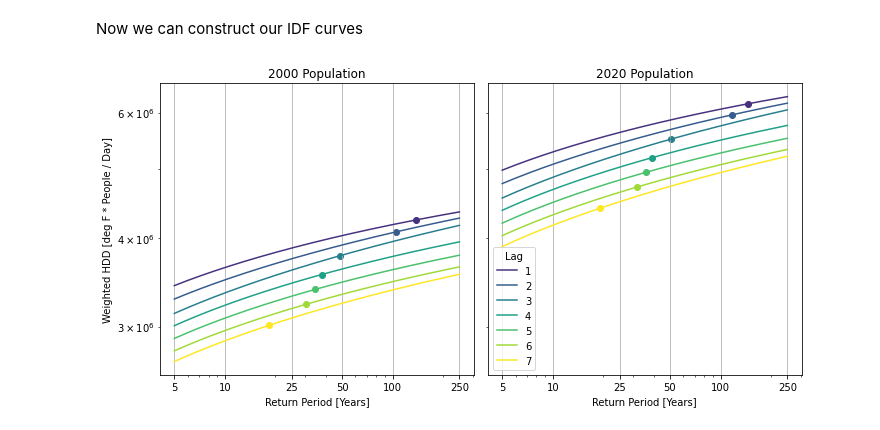
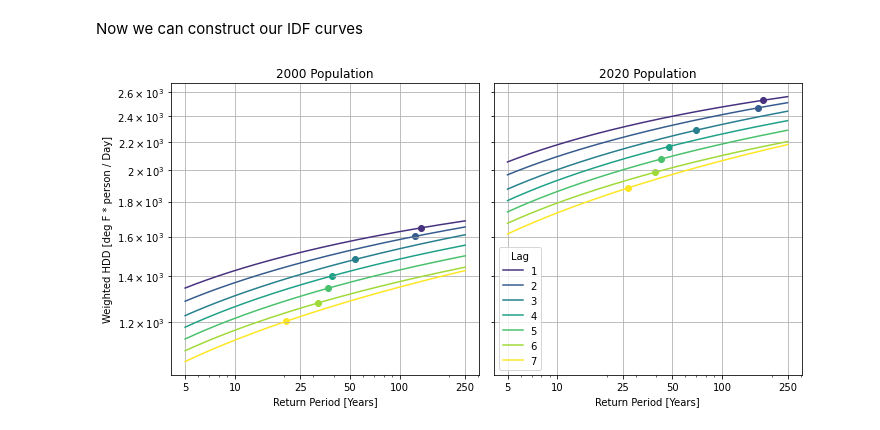
Before and after one commit to jdossgollin/2021-TXtreme, a Jupyter notebook: scripts/pop_hdd.ipynb, the cells around one changed output. Cells and saved outputs as stored; diff of their text form; code cells hidden in the pictures.

```diff
--- a/scripts/pop_hdd.ipynb
+++ b/scripts/pop_hdd.ipynb
@@ -24,5 +27,5 @@ hdd_roll = xr.concat(
 # %%
-pop = xr.open_dataarray("../data/raw/gpwv4/gpw_v4_population_count_rev11_30_min.nc")
+pop = xr.open_dataarray("../data/raw/gpwv4/gpw_v4_population_density_rev11_2pt5_min.nc")
 # %% [markdown]
 This has a bunch of layers called `raster`.
 What do they mean?
@@ -37,6 +40,7 @@ pop = (
     .drop_vars("raster")
     .rename({"raster": "pop_year"})
 )
+pop["pop_year"] = np.array([2000, 2005, 2010, 2015, 2020])
 # %% [markdown]
 Now subset it and interpolate onto having the same grid as the heating degree days
 # %%
@@ -72,36 +76,38 @@ pop_hdd_tx = annual.where(mask == tx_idx).mean(dim=["lon", "lat"])
 # %% [markdown]
 Now we can construct our IDF curves
 # %%
+xticks = [5, 10, 25, 50, 100, 250]
+yticks = np.linspace(1.2, 2.6, 8) * 1e3
 return_period = np.linspace(5, 250, 1000)
 colors = [plt.cm.viridis(x) for x in DURATIONS / np.max(DURATIONS)]
-ticks = [5, 10, 25, 50, 100, 250]
 # %%
 fig, axes = plt.subplots(nrows=1, ncols=2, figsize=(10, 5), sharex=True, sharey=True)
 
 for ax, pop_year in zip(axes, [2000, 2020]):
     for c, lag in zip(colors, DURATIONS):
         sub = pop_hdd_tx.sel(pop_year=pop_year, lag=lag)
         x = sub.sel(year_eff=slice(1950, 2020)).values
         y = sub.sel(year_eff=2021).values
 
-        theta = gev.fit(x, 0, loc=1e6, scale=1e5)
+        theta = gev.fit(x, 0, loc=1e4, scale=1e3)
         return_level = gev(*theta).isf(1 / return_period)
         ax.plot(return_period, return_level, label=lag, c=c)
 
         return_y = 1 / (1 - gev(*theta).cdf(y))
         ax.scatter(return_y, y, color=c)
 
         ax.loglog()
-        ax.set_xticks(ticks)
-        ax.set_xticklabels(ticks)
+        ax.set_xticks(xticks)
+        ax.set_xticklabels(xticks)
+        ax.set_yticks(yticks)
         ax.set_xlabel("Return Period [Years]")
         ax.grid(True)
         ax.set_title(f"{pop_year} Population")
 
-axes[0].set_ylabel("Weighted HDD [deg F * People / Day]")
+axes[0].set_ylabel("Weighted HDD [deg F * person / Day]")
 ax.legend(title="Lag")  # only needed once
 fig.tight_layout()
-plt.savefig(figname("pop_weighted_idf.pdf"))
+plt.savefig(figname("weighted_idf_era5.pdf"))
 plt.show()
 # %% [output]
-[figure, old version]
+[figure, new version]
```
Also changed, not shown: parts of 10 cells of this notebook, 7 other files.
